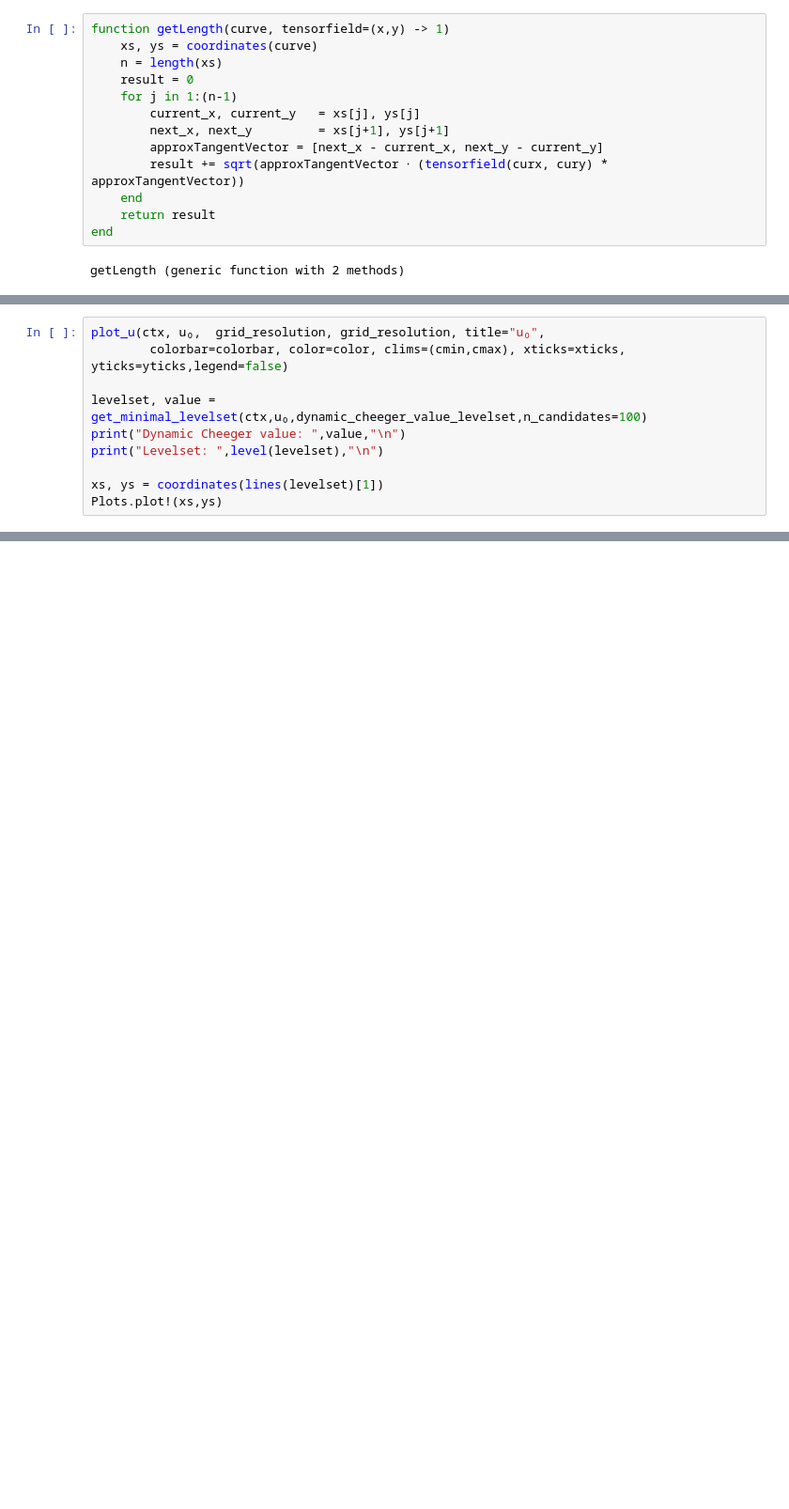
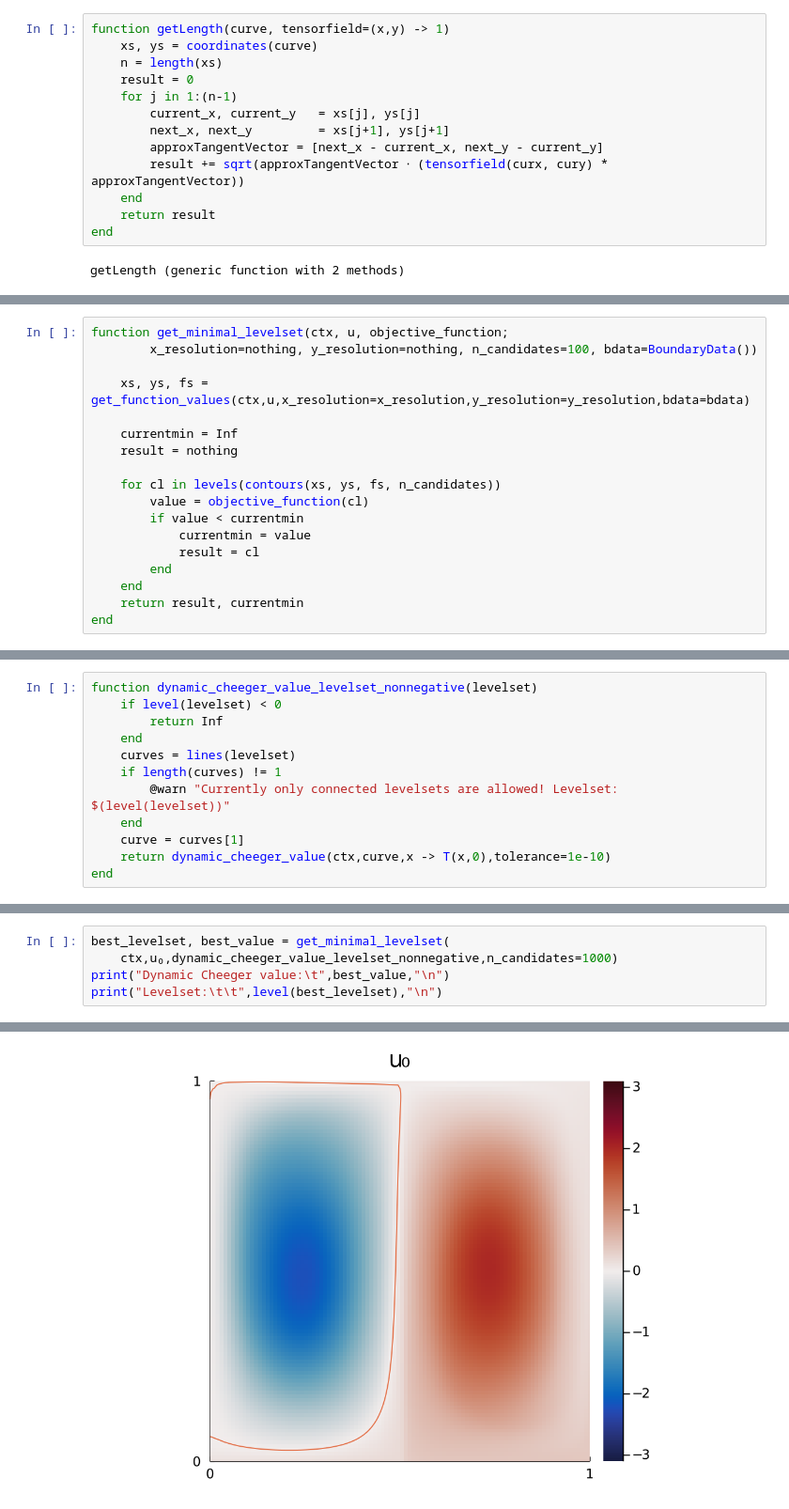
Before and after one commit to MaHermann/CoherentStructures.jl, a Jupyter notebook: notebooks/Rotating Double Gyre/gyre_LR_CG.ipynb, the cells around one changed output, grey strips where cells are left out. Shown: that part at 94% size. Drawn from its saved outputs; the diff is of its cells as text; blank space fills up the shorter version.

Commit message:
level set evolution

```diff
--- a/notebooks/Rotating Double Gyre/gyre_LR_CG.ipynb
+++ b/notebooks/Rotating Double Gyre/gyre_LR_CG.ipynb
@@ -264,0 +280,18 @@ get_minimal_levelset (generic function with 1 method)
+# %%
+function get_minimal_levelset(ctx, u, objective_function;
+        x_resolution=nothing, y_resolution=nothing, n_candidates=100, bdata=BoundaryData())
+
+    xs, ys, fs = get_function_values(ctx,u,x_resolution=x_resolution,y_resolution=y_resolution,bdata=bdata)
+
+    currentmin = Inf
+    result = nothing
+
+    for cl in levels(contours(xs, ys, fs, n_candidates))
+        value = objective_function(cl)
+        if value < currentmin
+            currentmin = value
+            result = cl
+        end
+    end
+    return result, currentmin
+end
@@ -273,13 +308,3 @@ function dynamic_cheeger_value_levelset(levelset)
 end
 # %% [output]
 dynamic_cheeger_value_levelset (generic function with 1 method)
-# %%
-plot_u(ctx, u₀,  grid_resolution, grid_resolution, title="u₀",
-        colorbar=colorbar, color=color, clims=(cmin,cmax), xticks=xticks, yticks=yticks,legend=false)
-
-levelset, value = get_minimal_levelset(ctx,u₀,dynamic_cheeger_value_levelset,n_candidates=100)
-print("Dynamic Cheeger value: ",value,"\n")
-print("Levelset: ",level(levelset),"\n")
-
-xs, ys = coordinates(lines(levelset)[1])
-Plots.plot!(xs,ys)
@@ -288,0 +311,12 @@ Levelset: 0.08312925183277109
+# %%
+function dynamic_cheeger_value_levelset_nonnegative(levelset)
+    if level(levelset) < 0
+        return Inf
+    end
+    curves = lines(levelset)
+    if length(curves) != 1
+        @warn "Currently only connected levelsets are allowed! Levelset: $(level(levelset))"
+    end
+    curve = curves[1]
+    return dynamic_cheeger_value(ctx,curve,x -> T(x,0),tolerance=1e-10)
+end
@@ -288,0 +325,6 @@ Levelset: 0.08312925183277109
+# %%
+best_levelset, best_value = get_minimal_levelset(
+    ctx,u₀,dynamic_cheeger_value_levelset_nonnegative,n_candidates=1000)
+print("Dynamic Cheeger value:\t",best_value,"\n")
+print("Levelset:\t\t",level(best_levelset),"\n")
+# %% [output]
@@ -288,0 +337 @@ Levelset: 0.08312925183277109
+[figure, added]
```
Also changed, not shown: parts of 23 cells of this notebook.
